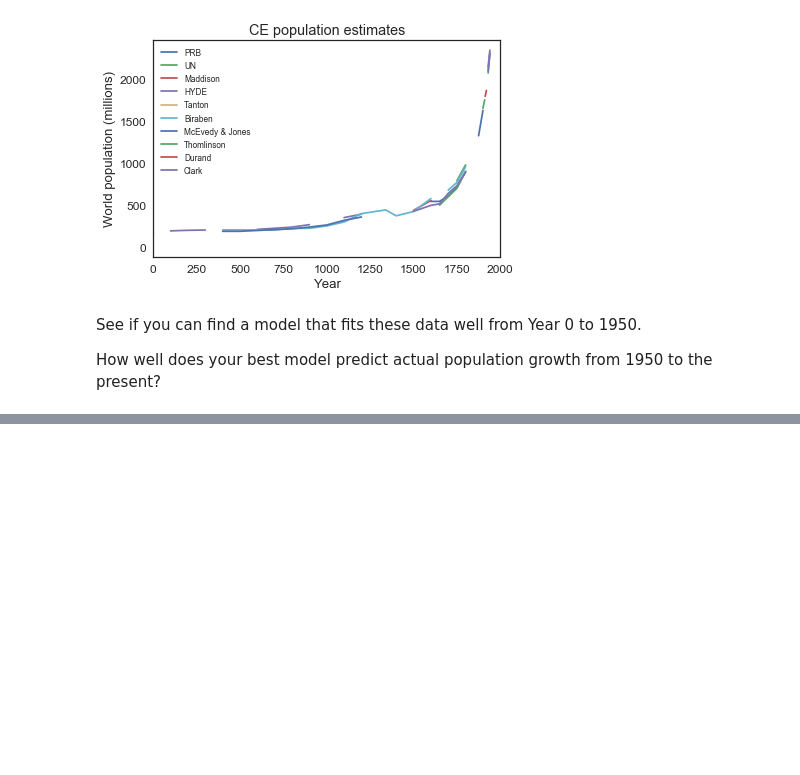
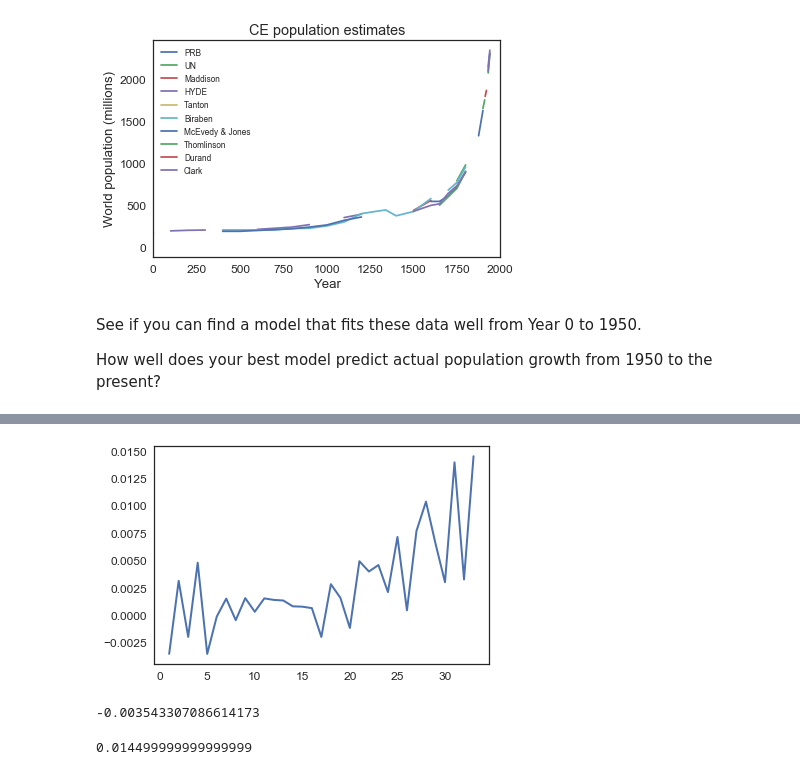
Before and after one commit to Shetura36/Data-604, a Jupyter notebook: ModSimPy-master/notebooks/chap10.ipynb, the cells around one changed output, grey strips where cells are left out. Cells and saved outputs as stored; diff of their text form; code cells hidden in the pictures; blank space fills up the shorter version.

```diff
--- a/ModSimPy-master/notebooks/chap10.ipynb
+++ b/ModSimPy-master/notebooks/chap10.ipynb
@@ -236,0 +285,25 @@ How well does your best model predict actual population growth from 1950 to the
+# %%
+df_pop = pop.reset_index() #turn to dataframe from series
+df_pop.columns = ['Year', 'Count']
+# %%
+results = TimeSeries()
+growth_rates = TimeSeries()
+for i in range(1, len(pop.index)-1):
+    year_diff = df_pop.iloc[i]['Year'] - df_pop.iloc[i-1]['Year']
+    value_diff = df_pop.iloc[i]['Count'] - df_pop.iloc[i-1]['Count']
+    annual_growth = value_diff/year_diff
+    growth_rate = (value_diff/df_pop.iloc[i-1]['Count'])/year_diff
+    results[i] = annual_growth
+    growth_rates[i] = growth_rate
+# %%
+growth_rates.plot()
+# %% [output]
+[figure, added]
+# %%
+growth_rates.min()
+# %% [output]
+-0.003543307086614173
+# %%
+growth_rates.max()
+# %% [output]
+0.014499999999999999
```
Also changed, not shown: parts of 23 cells of this notebook.
